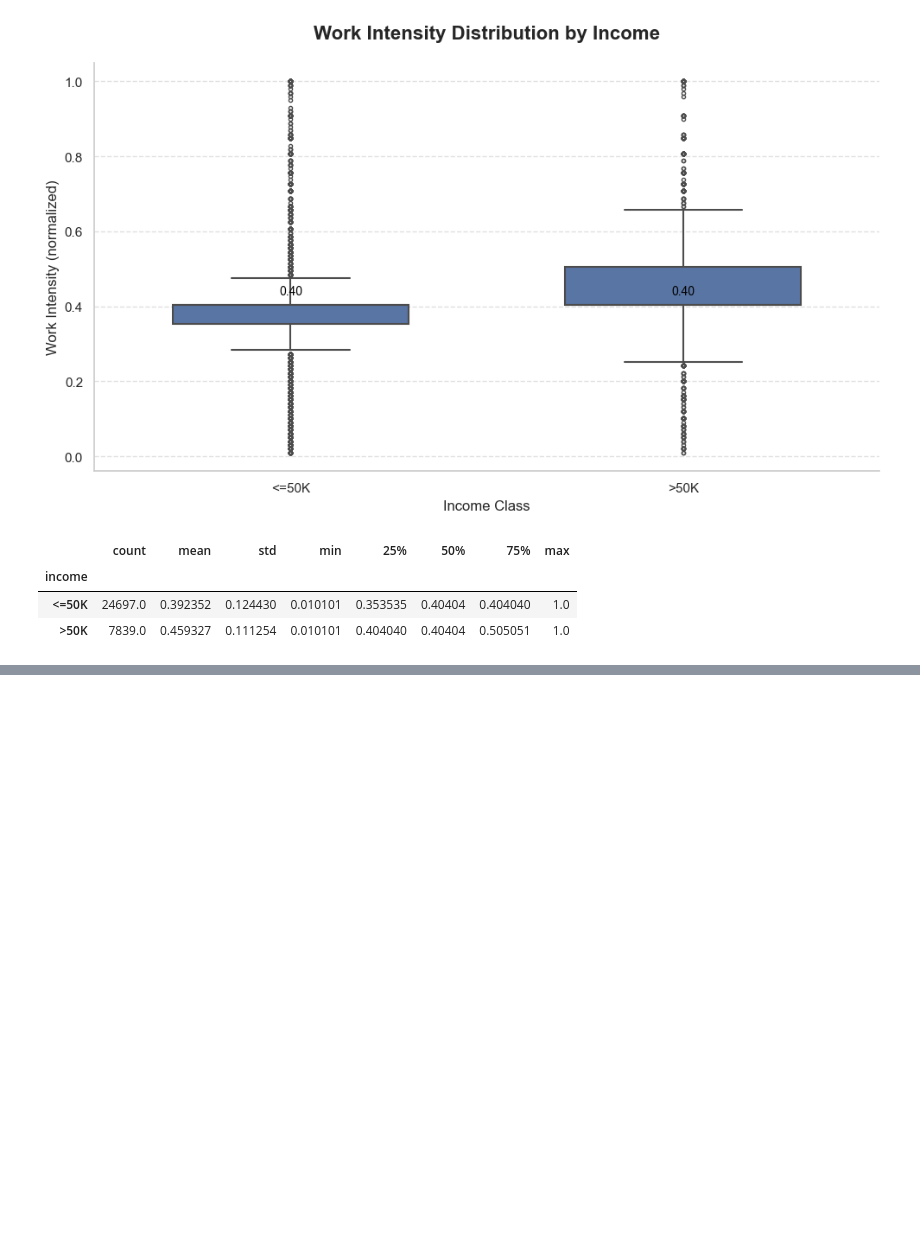
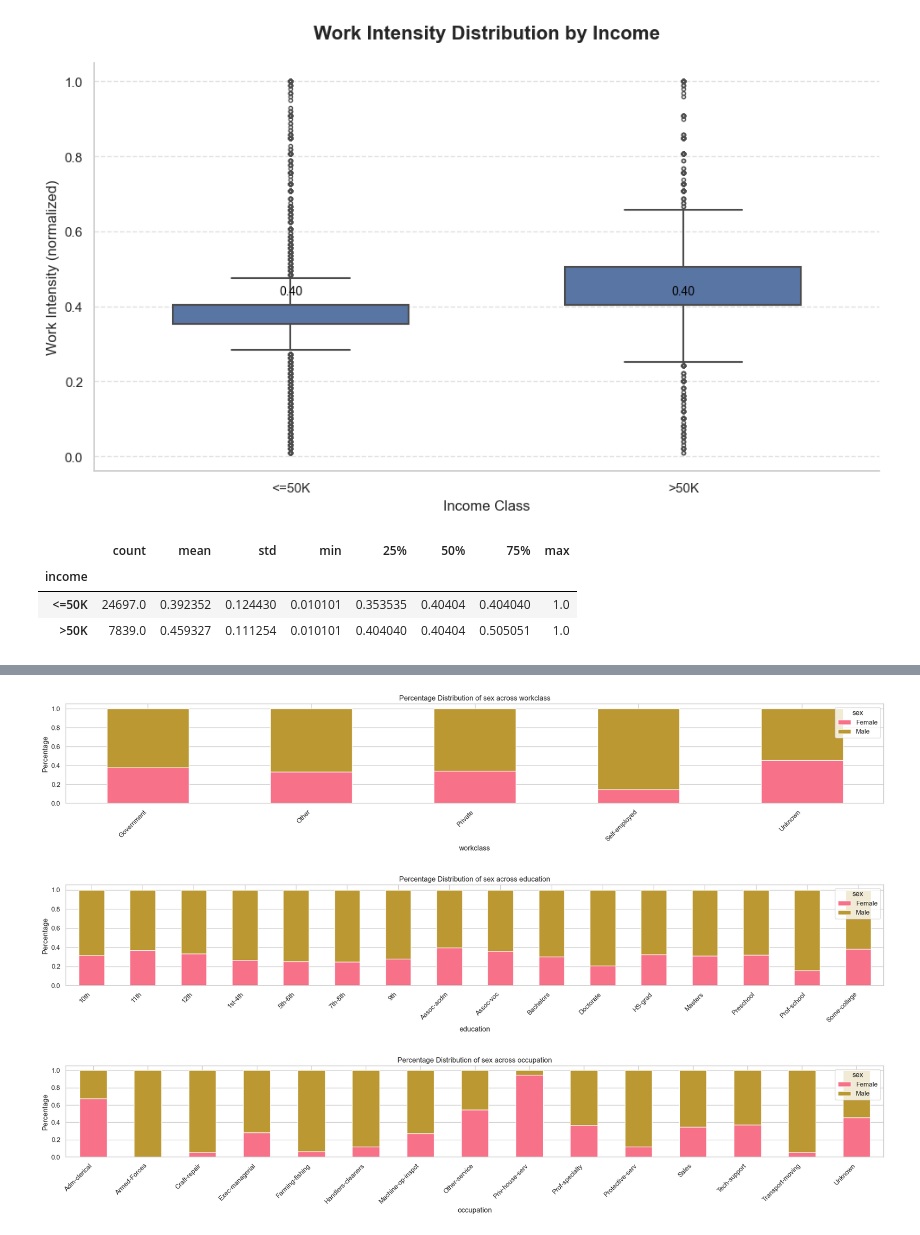
Before and after one commit to DanielMelo46/COMP-2040-Python-Essentials-Final-Project, a Jupyter notebook: Final_Analysis.ipynb, the cells around one changed output, grey strips where cells are left out. Saved outputs shown, nothing was run; the diff lists cells and outputs as text; code cells hidden in the pictures; blank space fills up the shorter version.

```diff
--- a/Final_Analysis.ipynb
+++ b/Final_Analysis.ipynb
@@ -259,0 +267,8 @@ df.head()
+# %%
+gender_plots = ['workclass', 'education', 'occupation']
+
+utils.plot_categorical_proportions(df, categorical_cols=gender_plots, target_col='sex')
+# %% [output]
+[figure, added]
+[figure, added]
+[figure, added]
```
Also changed, not shown: parts of 11 cells of this notebook, 1 other file.
